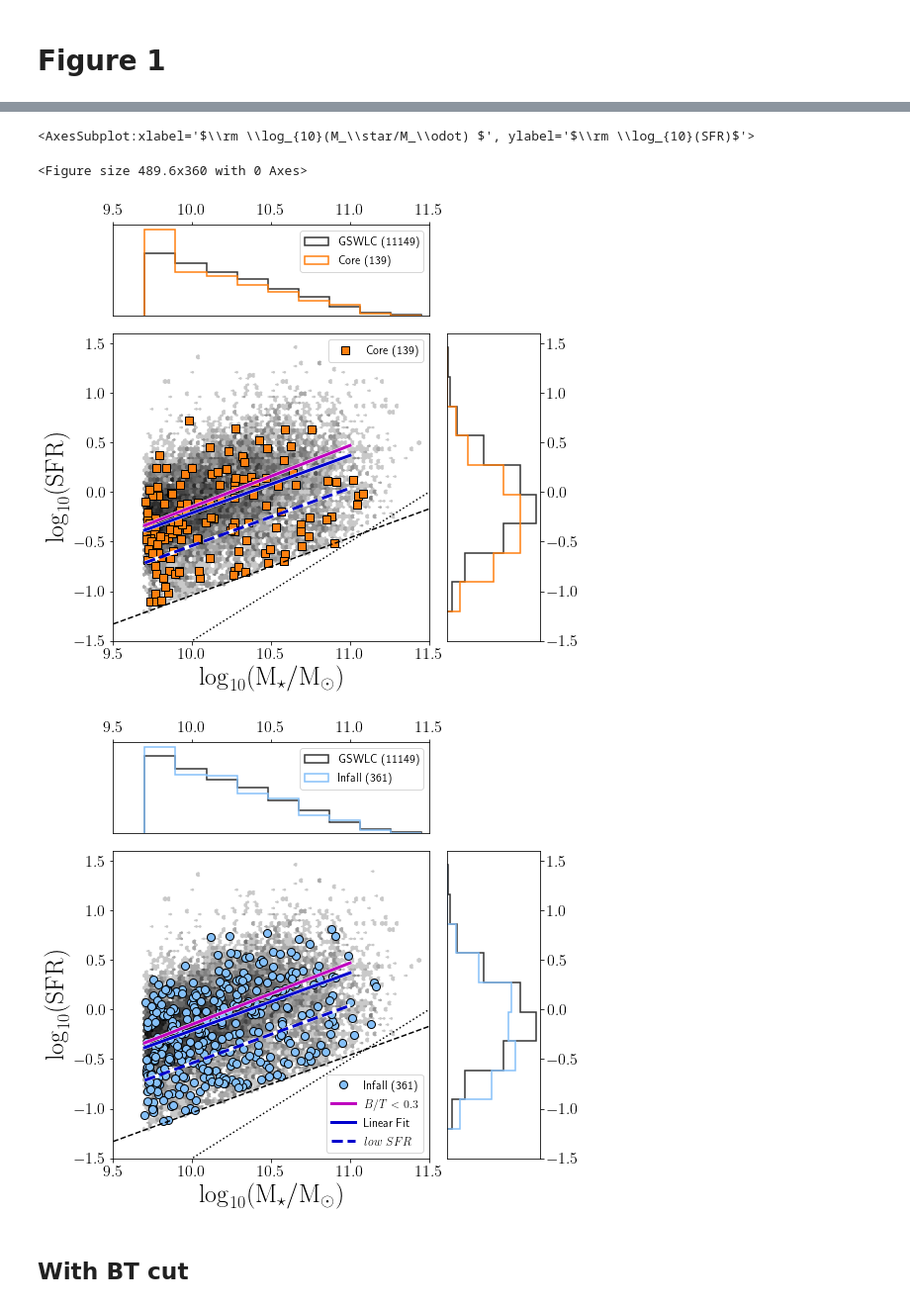
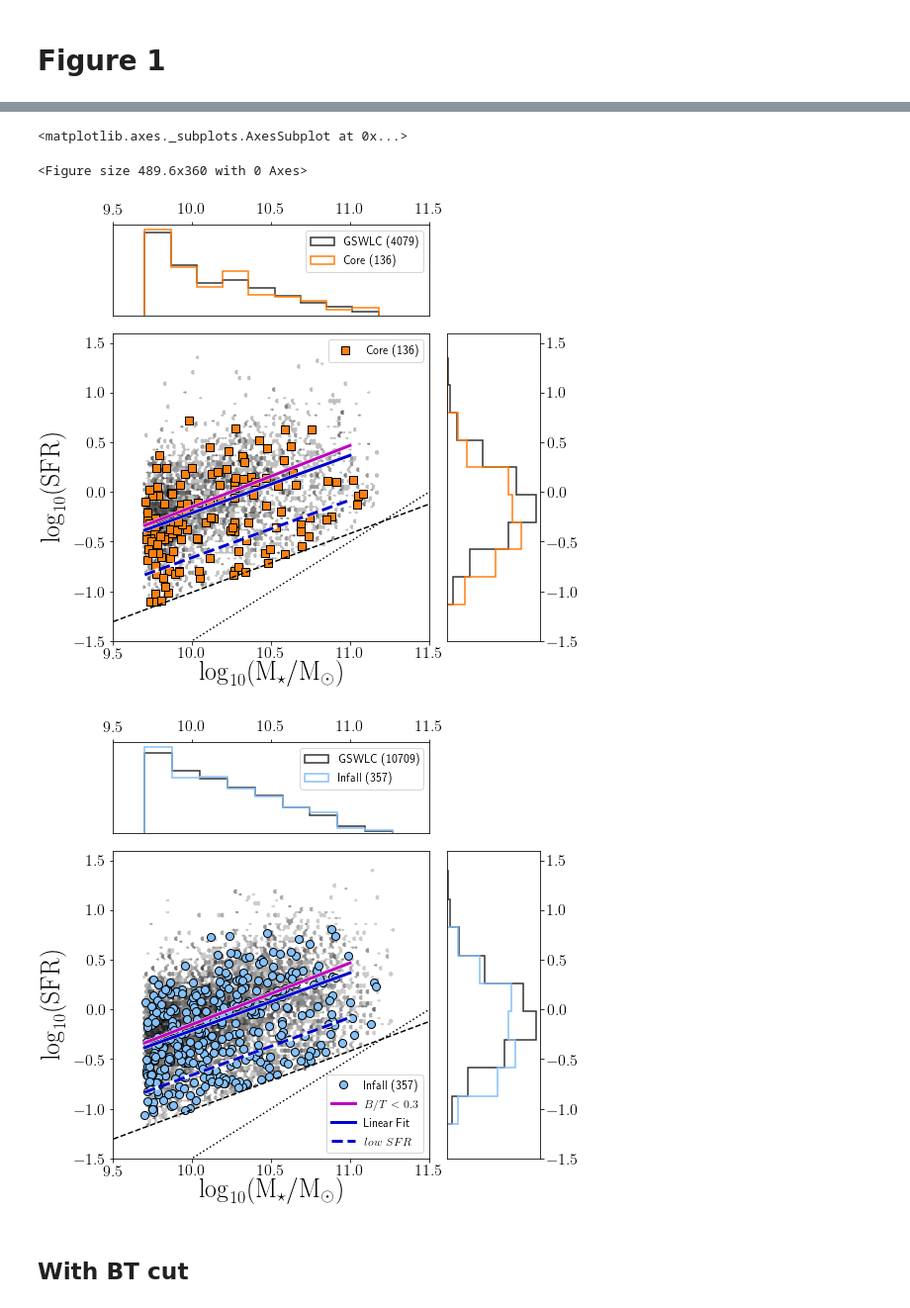
Before and after one commit to rfinn/LCS, a Jupyter notebook: notebooks/MSpaper_final.ipynb, the cells around one changed output, grey strips where cells are left out. Shown at 99% size. Drawn from its saved outputs; the diff is of its cells as text; code cells hidden in the pictures.

```diff
--- a/notebooks/MSpaper_final.ipynb
+++ b/notebooks/MSpaper_final.ipynb
@@ -228,12 +273,12 @@ os.chdir(homedir+'/research/LCS/plots/')
 flag = b.lcs.membflag
 outfile1 = homedir+'/research/LCS/plots/lcscore-gsw-sfrmstar-BTcut1-e0p75-mmatch.pdf'
 outfile2 = homedir+'/research/LCS/plots/lcscore-gsw-sfrmstar-BTcut1-e0p75-mmatch.png'
-b.plot_sfr_mstar(lcsflag=flag,coreflag=True,plotMS=True,plotlegend=False,outfile1=outfile1,outfile2=outfile2,massmatch=False,hexbinflag=True,marker2='s')
+b.plot_sfr_mstar(lcsflag=flag,coreflag=True,plotMS=True,plotlegend=False,outfile1=outfile1,outfile2=outfile2,massmatch=True,hexbinflag=True,marker2='s')
 
 print("")
 print("")
 flag = b.lcs.infallflag
 outfile1 = homedir+'/research/LCS/plots/lcsinfall-gsw-sfrmstar-BTcut1-e0p75-mmatch.pdf'
 outfile2 = homedir+'/research/LCS/plots/lcsinfall-gsw-sfrmstar-BTcut1-e0p75-mmatch.png'
-b.plot_sfr_mstar(lcsflag=flag,label='Infall',outfile1=outfile1,outfile2=outfile2,coreflag=False,hexbinflag=True,massmatch=False)
+b.plot_sfr_mstar(lcsflag=flag,label='Infall',outfile1=outfile1,outfile2=outfile2,coreflag=False,hexbinflag=True,massmatch=True)
 # %% [output]
@@ -257,7 +302,7 @@ Wall time: 6.19 s
-<AxesSubplot:xlabel='$\\rm \\log_{10}(M_\\star/M_\\odot) $', ylabel='$\\rm \\log_{10}(SFR)$'>
+<matplotlib.axes._subplots.AxesSubplot at 0x...>
 <Figure size 489.6x360 with 0 Axes>
-[figure, old version]
+[figure, new version]
-[figure, old version]
+[figure, new version]
 # %% [markdown]
 ## With BT cut
 # %%
```
Also changed, not shown: parts of 24 cells of this notebook, 5 other files.
